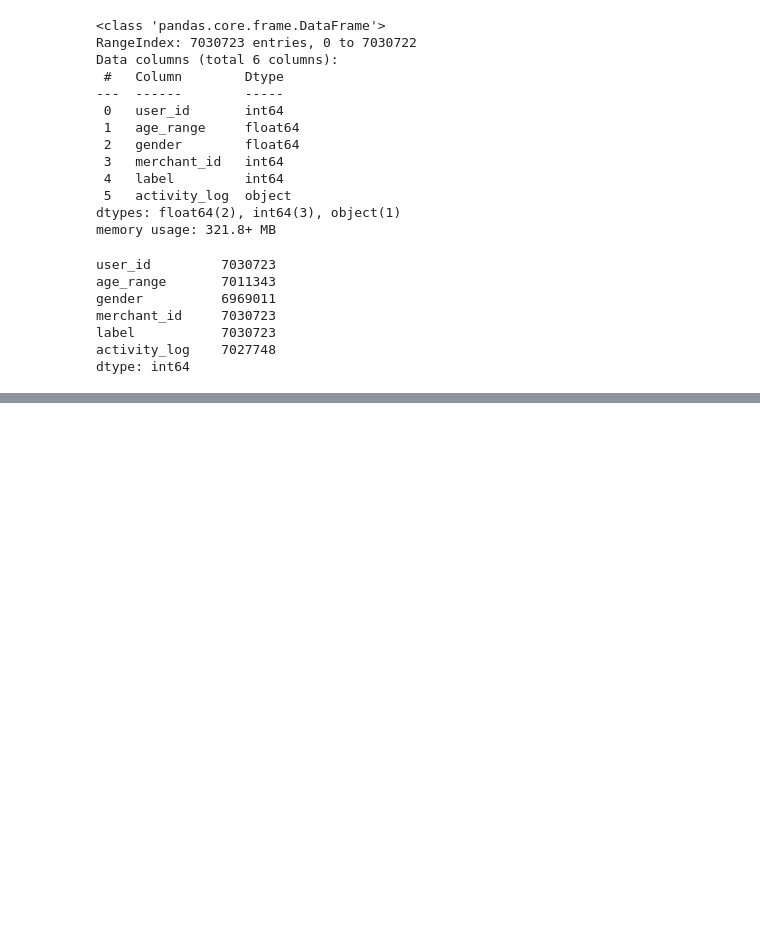
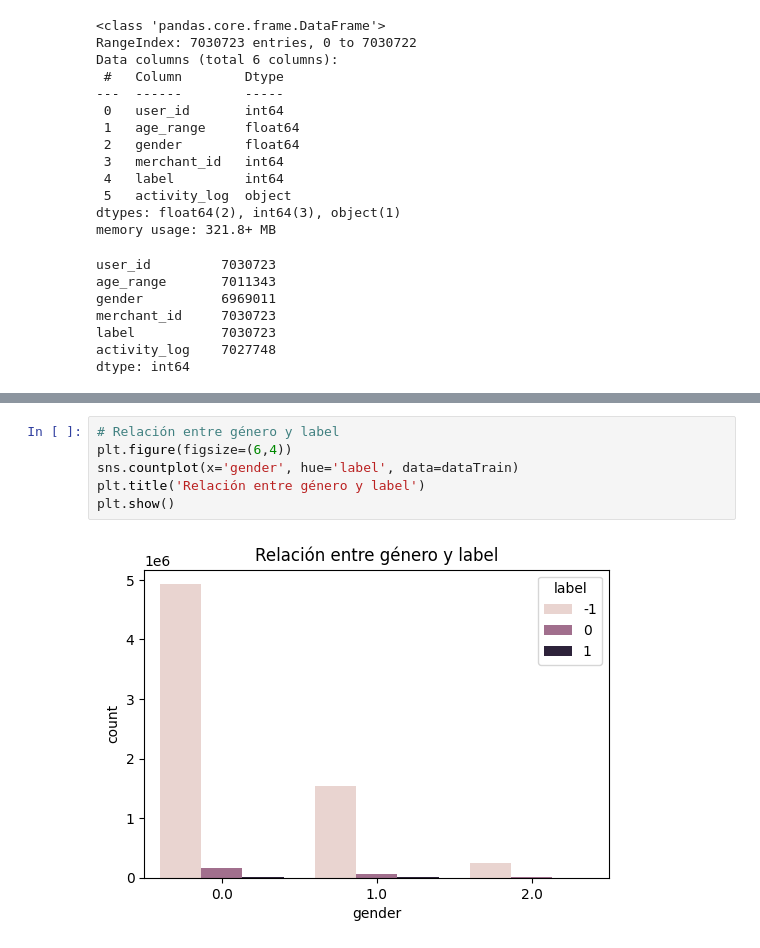
Before and after one commit to Dahernandezsilve/P2DataScience, a Jupyter notebook: Proyecto2.ipynb, the cells around one changed output, grey strips where cells are left out. Saved outputs shown, nothing was run; the diff lists cells and outputs as text; blank space fills up the shorter version.

```diff
--- a/Proyecto2.ipynb
+++ b/Proyecto2.ipynb
@@ -91,0 +117,8 @@ dtype: int64
+# %%
+# Relación entre género y label
+plt.figure(figsize=(6,4))
+sns.countplot(x='gender', hue='label', data=dataTrain)
+plt.title('Relación entre género y label')
+plt.show()
+# %% [output]
+[figure, added]
```
Also changed, not shown: parts of 8 cells of this notebook.
